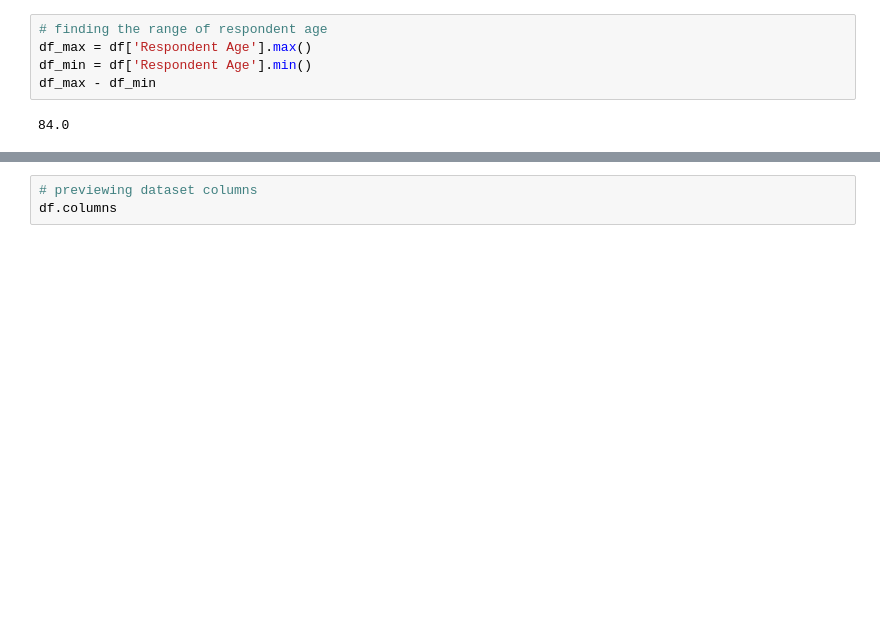
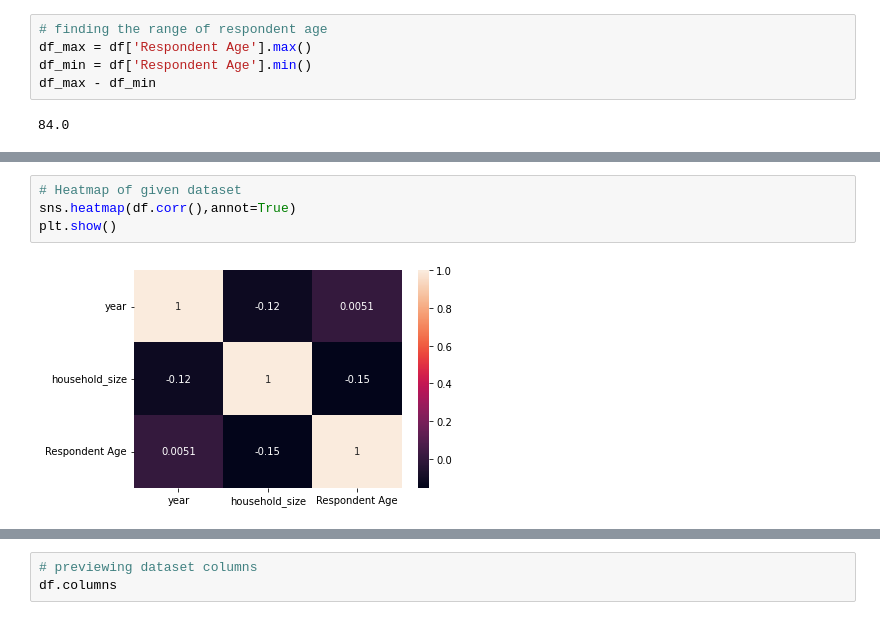
Before and after one commit to captmmari/Independent-week4-project, a Jupyter notebook: Moringa_Independent_week02_Core_Project_Simon_Mmari.ipynb, the cells around one changed output, grey strips where cells are left out. Saved outputs shown, nothing was run; the diff lists cells and outputs as text; blank space fills up the shorter version.

```diff
--- a/Moringa_Independent_week02_Core_Project_Simon_Mmari.ipynb
+++ b/Moringa_Independent_week02_Core_Project_Simon_Mmari.ipynb
@@ -179,0 +306,6 @@ df["household_size"].corr(df["Respondent Age"])
+# %%
+# Heatmap of given dataset
+sns.heatmap(df.corr(),annot=True)
+plt.show()
+# %% [output]
+[figure, added]
```
Also changed, not shown: parts of 52 cells of this notebook.
